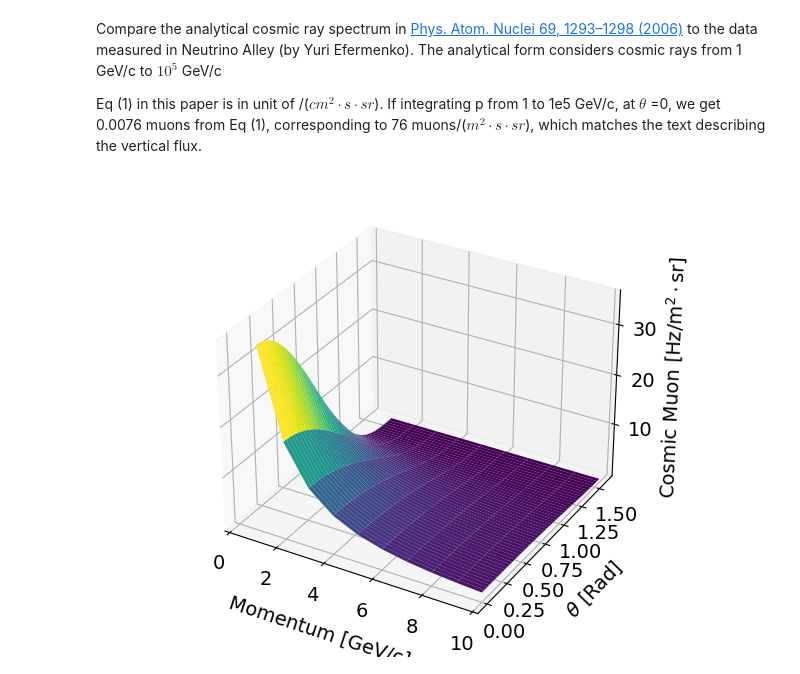
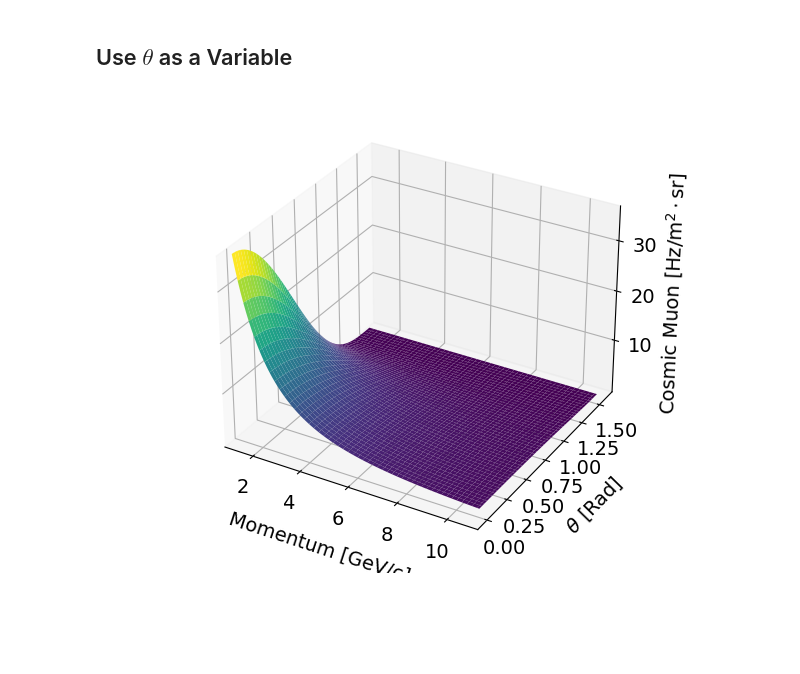
Before and after one commit to yuntsebaryon/SimpleCosmics, a Jupyter notebook: AnalyticCosmicFlux.ipynb, the cells around one changed output. Saved outputs shown, nothing was run; the diff lists cells and outputs as text; code cells hidden in the pictures; blank space fills up the shorter version.

```diff
--- a/AnalyticCosmicFlux.ipynb
+++ b/AnalyticCosmicFlux.ipynb
@@ -7,35 +14,32 @@ import matplotlib.pyplot as plt
 
 import numpy as np
 import scipy.integrate as integrate
-# %% [markdown]
-Compare the analytical cosmic ray spectrum in [Phys. Atom. Nuclei 69, 1293–1298 (2006)](https://link.springer.com/article/10.1134/S1063778806080047) to the data measured in Neutrino Alley (by Yuri Efermenko).
-The analytical form considers cosmic rays from 1 GeV/c to $10^5$ GeV/c
-
-Eq (1) in this paper is in unit of /($cm^2\cdot s\cdot sr$).  If integrating p from 1 to 1e5 GeV/c, at $\theta$ =0, we get 0.0076 muons from Eq (1), corresponding to 76 muons/($m^2\cdot s\cdot sr$), which matches the text describing the vertical flux.
+# %% [markdown]
+## Use $\theta$ as a Variable
 # %%
 # Analytical cosmic ray flux from the paper
-def dI_dpdtheta(p, theta):
+def dI_dpdtheta(theta, p):
     return 18/(p*np.cos(theta)+145)* (1./np.power((p+2.7/np.cos(theta)), 2.7))* (p+5)/(p+5/np.cos(theta))
 # %%
 # pBin = np.arange(1., 10000., 10.)
-pBin = np.arange(1., 11., 1.)
+pBin = np.arange(1., 11., 0.1)
 thetaBin = np.arange(0., np.pi/2, 0.008)
-p, theta = np.meshgrid(pBin, thetaBin)
-f = dI_dpdtheta(p, theta)*10000
+theta, p = np.meshgrid(thetaBin, pBin)
+f = dI_dpdtheta(theta, p)*10000
 # %%
 fig = plt.figure()
 ax = fig.add_subplot(111, projection = '3d')
 
 ax.plot_surface(p, theta, f, cmap = 'viridis')
 
 ax.set_xlabel( 'Momentum [GeV/c]', fontsize = 14, labelpad = 10 )
 ax.set_ylabel( r'$\theta$ [Rad]', fontsize = 14, labelpad = 10 )
 ax.set_zlabel( r'Cosmic Muon [Hz/m$^2\cdot$sr]', fontsize = 14)
 ax.tick_params(axis = 'x', labelsize = 14)
 ax.tick_params(axis = 'y', labelsize = 14)
 ax.tick_params(axis = 'z', labelsize = 14)
 
-ax.set_xlim( [0, 10])
+ax.set_xlim( [1, 11])
 plt.tight_layout(w_pad = 0.1)
 # %% [output]
-[figure, old version]
+[figure, new version]
```
Also changed, not shown: parts of 13 cells of this notebook, 1 other file.
